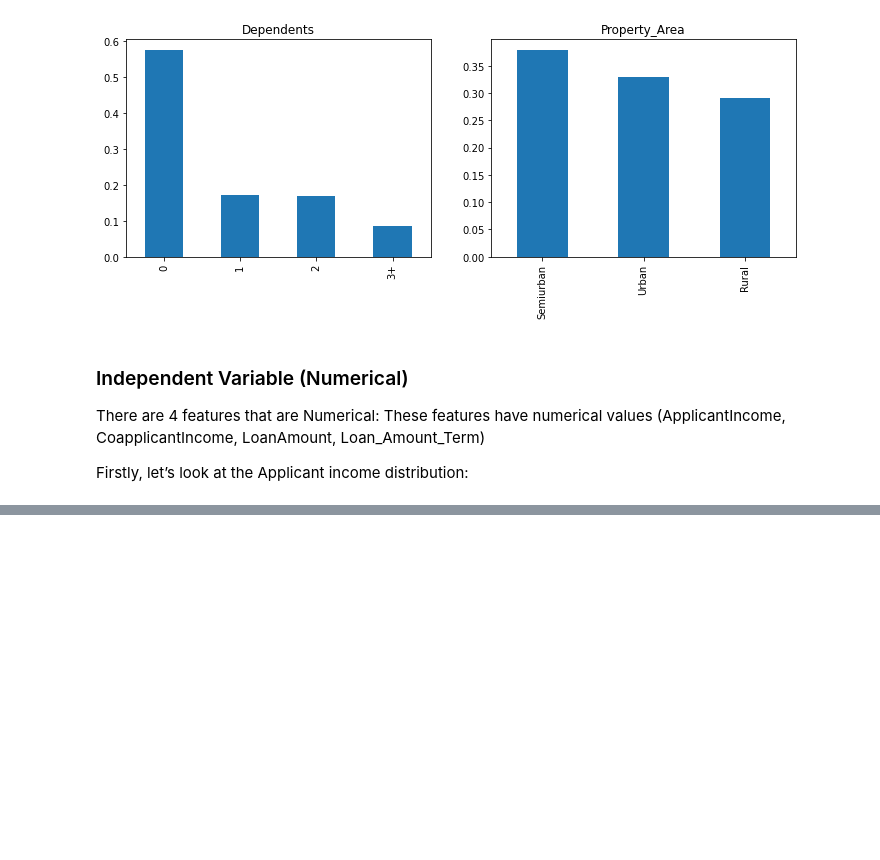
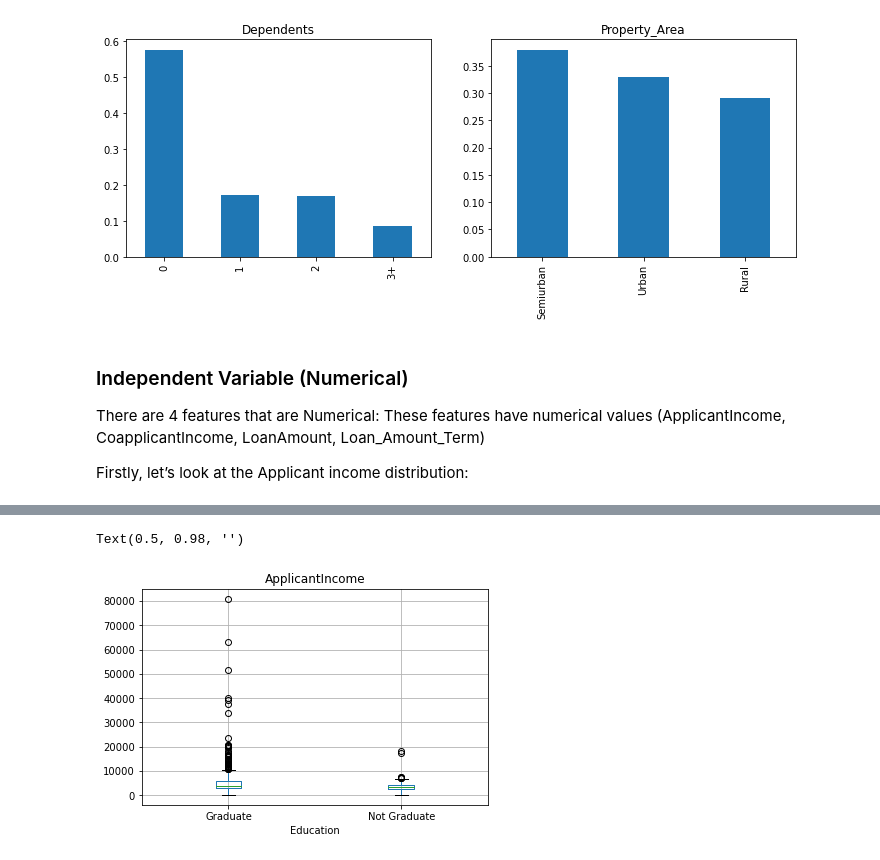
Before and after one commit to radhikagupta6/Machine-Learning-and-Data-Science-Algorithms, a Jupyter notebook: Projects/Prediction of Loan approval/Loan_pred.ipynb, the cells around one changed output, grey strips where cells are left out. Saved outputs shown, nothing was run; the diff lists cells and outputs as text; code cells hidden in the pictures; blank space fills up the shorter version.

```diff
--- a/Projects/Prediction of Loan approval/Loan_pred.ipynb
+++ b/Projects/Prediction of Loan approval/Loan_pred.ipynb
@@ -116,0 +130,6 @@ Firstly, let’s look at the Applicant income distribution:
+# %%
+df.boxplot(column='ApplicantIncome', by = 'Education')
+plt.suptitle("")
+# %% [output]
+Text(0.5, 0.98, '')
+[figure, added]
```
Also changed, not shown: parts of 13 cells of this notebook.
